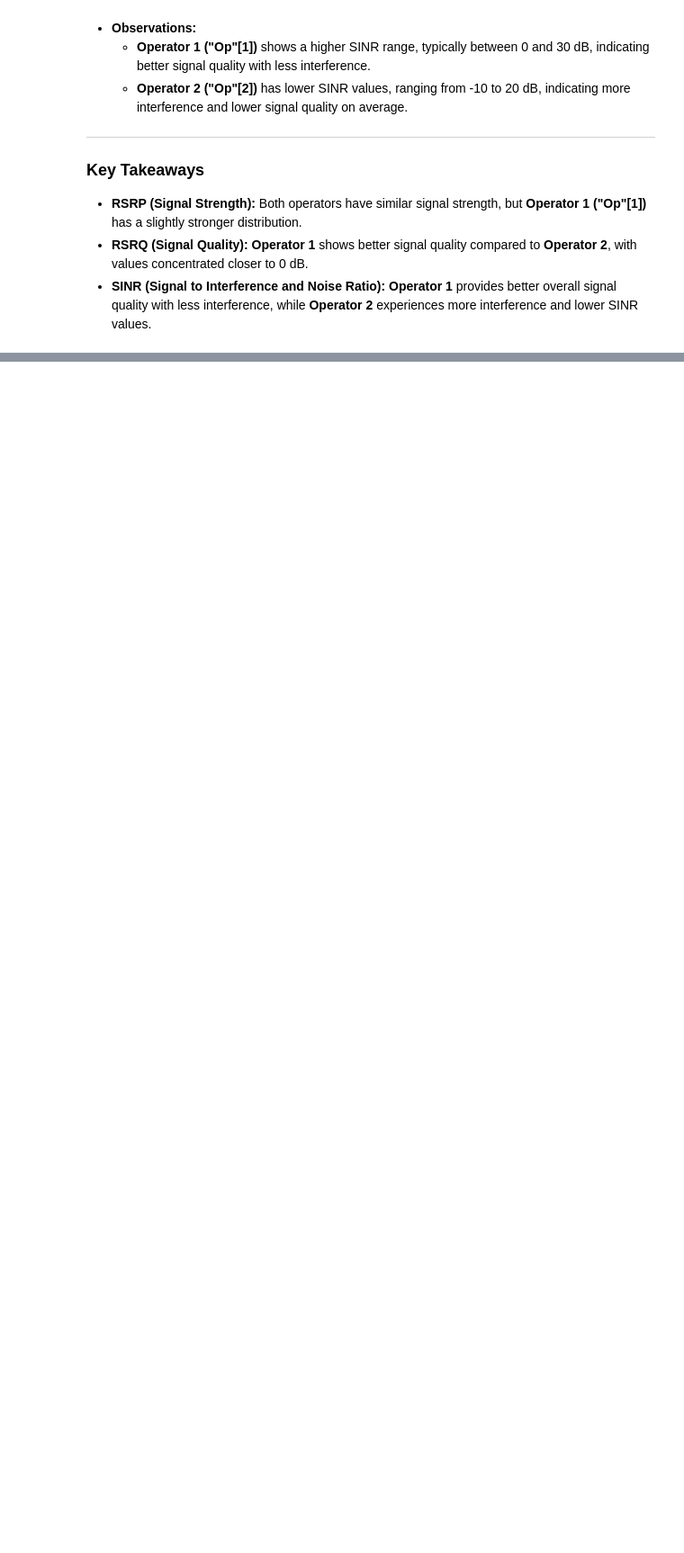
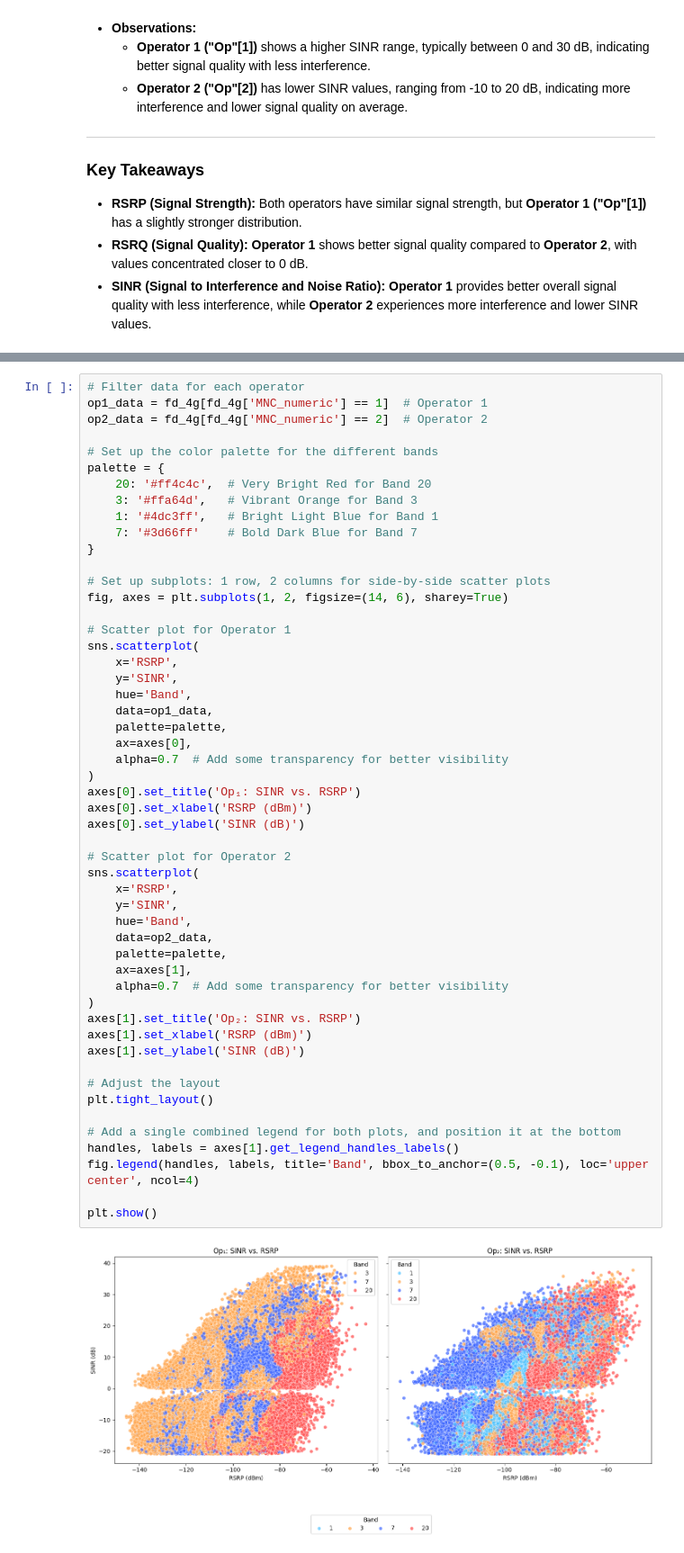
Before and after one commit to carolinevannebo/Remote-Education, a Jupyter notebook: IN5060_Assignment_2.ipynb, the cells around one changed output, grey strips where cells are left out. Shown at 90% size. Saved outputs shown, nothing was run; the diff lists cells and outputs as text; blank space fills up the shorter version.

```diff
--- a/IN5060_Assignment_2.ipynb
+++ b/IN5060_Assignment_2.ipynb
@@ -163,0 +358,54 @@ plt.show()
+# %%
+# Filter data for each operator
+op1_data = fd_4g[fd_4g['MNC_numeric'] == 1]  # Operator 1
+op2_data = fd_4g[fd_4g['MNC_numeric'] == 2]  # Operator 2
+
+# Set up the color palette for the different bands
+palette = {
+    20: '#ff4c4c',  # Very Bright Red for Band 20
+    3: '#ffa64d',   # Vibrant Orange for Band 3
+    1: '#4dc3ff',   # Bright Light Blue for Band 1
+    7: '#3d66ff'    # Bold Dark Blue for Band 7
+}
+
+# Set up subplots: 1 row, 2 columns for side-by-side scatter plots
+fig, axes = plt.subplots(1, 2, figsize=(14, 6), sharey=True)
+
+# Scatter plot for Operator 1
+sns.scatterplot(
+    x='RSRP',
+    y='SINR',
+    hue='Band',
+    data=op1_data,
+    palette=palette,
+    ax=axes[0],
+    alpha=0.7  # Add some transparency for better visibility
+)
+axes[0].set_title('Op₁: SINR vs. RSRP')
+axes[0].set_xlabel('RSRP (dBm)')
+axes[0].set_ylabel('SINR (dB)')
+
+# Scatter plot for Operator 2
+sns.scatterplot(
+    x='RSRP',
+    y='SINR',
+    hue='Band',
+    data=op2_data,
+    palette=palette,
+    ax=axes[1],
+    alpha=0.7  # Add some transparency for better visibility
+)
+axes[1].set_title('Op₂: SINR vs. RSRP')
+axes[1].set_xlabel('RSRP (dBm)')
+axes[1].set_ylabel('SINR (dB)')
+
+# Adjust the layout
+plt.tight_layout()
+
+# Add a single combined legend for both plots, and position it at the bottom
+handles, labels = axes[1].get_legend_handles_labels()
+fig.legend(handles, labels, title='Band', bbox_to_anchor=(0.5, -0.1), loc='upper center', ncol=4)
+
+plt.show()
+# %% [output]
+[figure, added]
```
Also changed, not shown: parts of 6 cells of this notebook.
